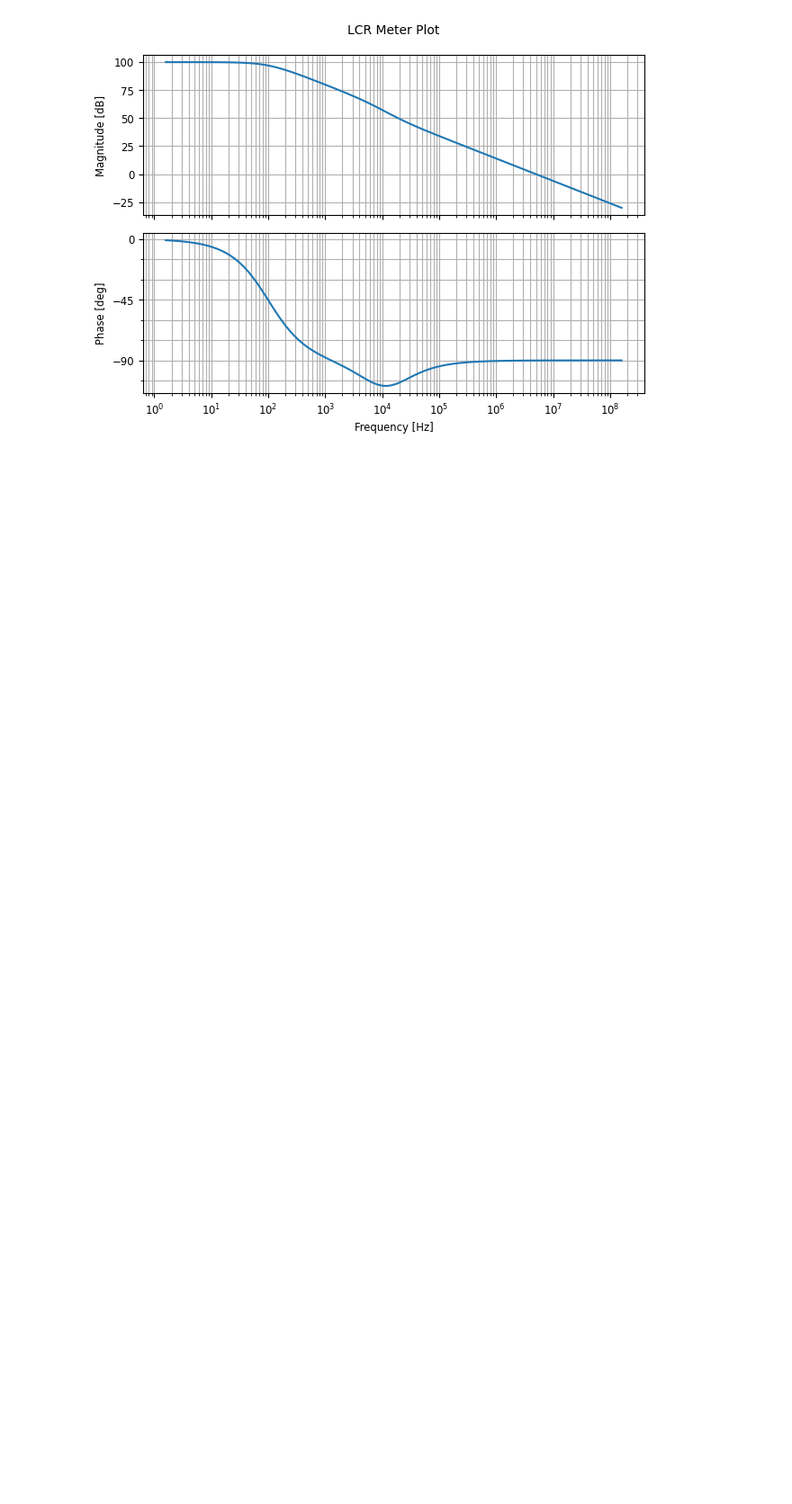
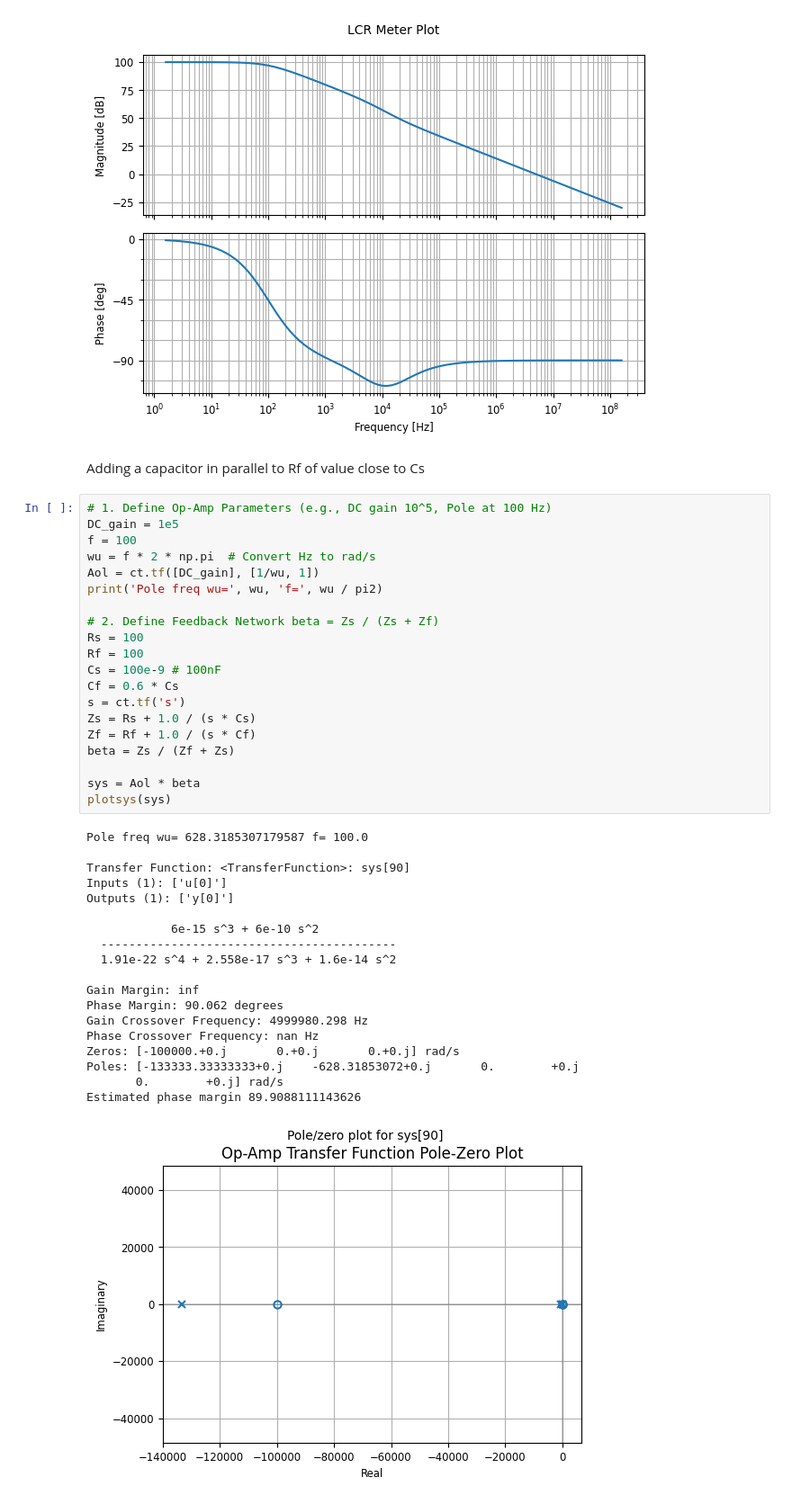
Before and after one commit to phwl/elec3607-lab, a Jupyter notebook: notebook/linear/lcrmeter.ipynb, the cells around one changed output. Shown at 90% size. Cells and saved outputs as stored; diff of their text form; blank space fills up the shorter version.

```diff
--- a/notebook/linear/lcrmeter.ipynb
+++ b/notebook/linear/lcrmeter.ipynb
@@ -128,3 +131,45 @@ Poles: [-50000.        +0.j   -628.31853072+0.j      0.        +0.j] rad/s
 Estimated phase margin 89.90881182012939
 [figure]
 [figure]
+# %% [markdown]
+Adding a capacitor in parallel to Rf of value close to Cs
+# %%
+# 1. Define Op-Amp Parameters (e.g., DC gain 10^5, Pole at 100 Hz)
+DC_gain = 1e5
+f = 100
+wu = f * 2 * np.pi  # Convert Hz to rad/s
+Aol = ct.tf([DC_gain], [1/wu, 1])
+print('Pole freq wu=', wu, 'f=', wu / pi2)
+
+# 2. Define Feedback Network beta = Zs / (Zs + Zf)
+Rs = 100
+Rf = 100
+Cs = 100e-9 # 100nF
+Cf = 0.6 * Cs
+s = ct.tf('s')
+Zs = Rs + 1.0 / (s * Cs)
+Zf = Rf + 1.0 / (s * Cf)
+beta = Zs / (Zf + Zs)
+
+sys = Aol * beta
+plotsys(sys)
+# %% [output]
+Pole freq wu= 628.3185307179587 f= 100.0
+
+Transfer Function: <TransferFunction>: sys[90]
+Inputs (1): ['u[0]']
+Outputs (1): ['y[0]']
+
+            6e-15 s^3 + 6e-10 s^2
+  ------------------------------------------
+  1.91e-22 s^4 + 2.558e-17 s^3 + 1.6e-14 s^2
+
+Gain Margin: inf
+Phase Margin: 90.062 degrees
+Gain Crossover Frequency: 4999980.298 Hz
+Phase Crossover Frequency: nan Hz
+Zeros: [-100000.+0.j       0.+0.j       0.+0.j] rad/s
+Poles: [-133333.33333333+0.j    -628.31853072+0.j       0.        +0.j
+       0.        +0.j] rad/s
+Estimated phase margin 89.9088111143626
+[figure, added]
```
Also changed, not shown: parts of 2 cells of this notebook, 1 other file.
